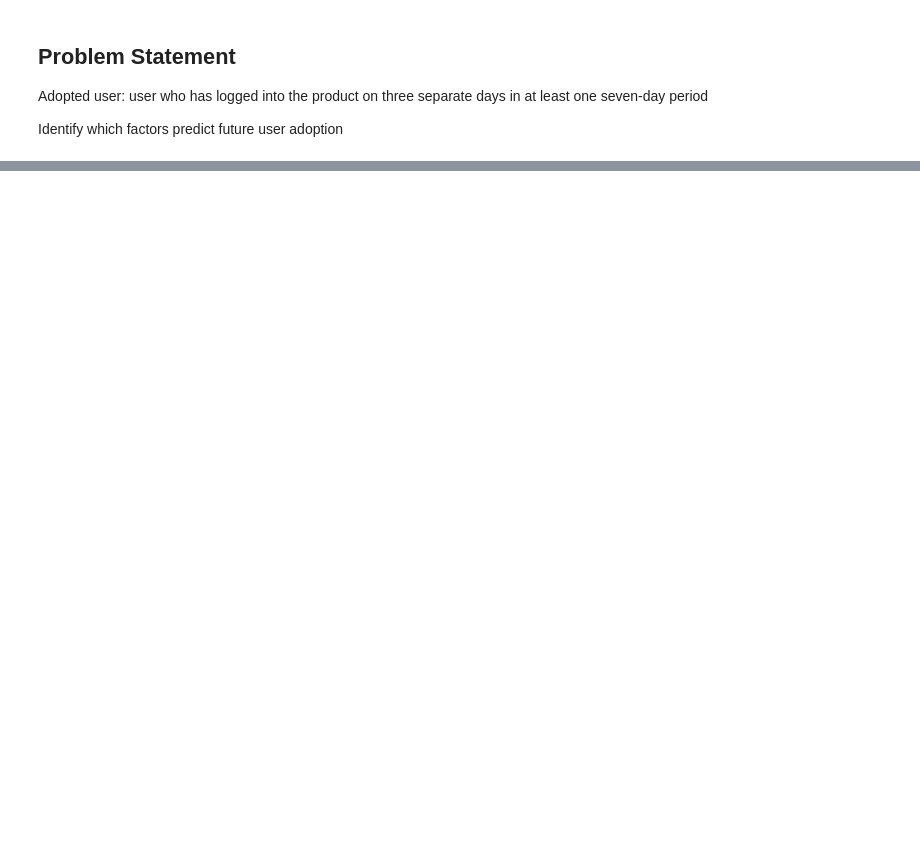
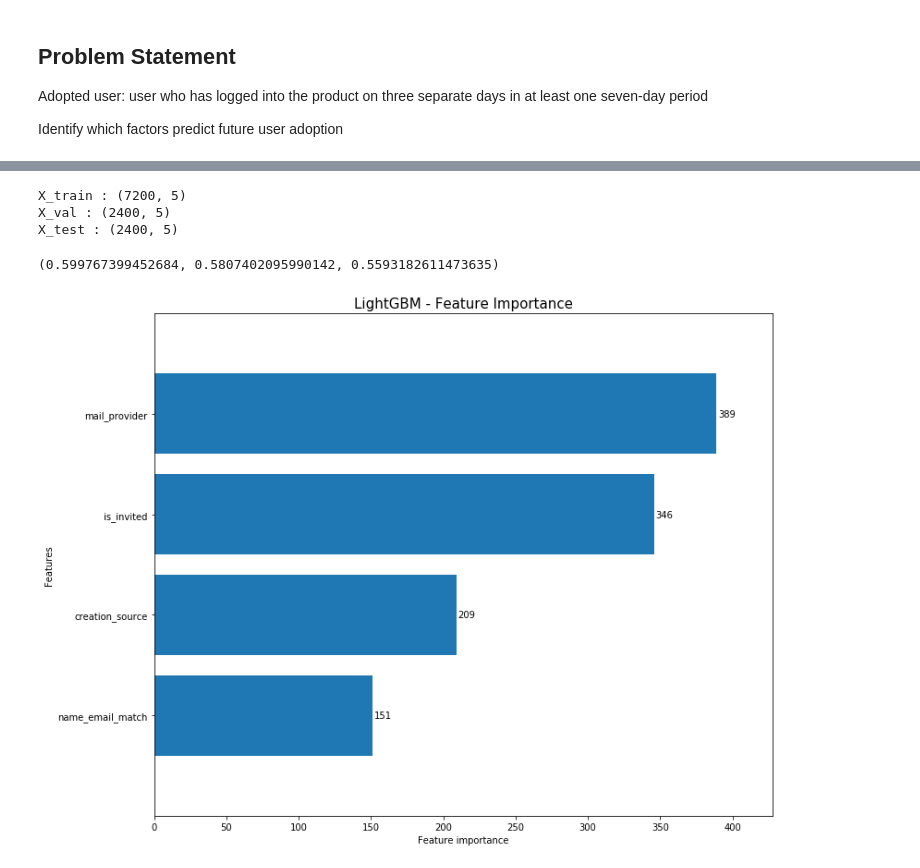
Before and after one commit to aliborji/springboard-mini-projects, a Jupyter notebook: relax_challenge/relax_challenge.ipynb, the cells around one changed output, grey strips where cells are left out. Drawn from its saved outputs; the diff is of its cells as text; code cells hidden in the pictures; blank space fills up the shorter version.

```diff
--- a/relax_challenge/relax_challenge.ipynb
+++ b/relax_challenge/relax_challenge.ipynb
@@ -64,0 +158,4 @@ memory usage: 4.8 MB
+# %%
+features = ['creation_source', 'is_invited', 'name_email_match', 'mail_provider']
+dataset = preprocess(users_idf, categories=features, features=features, target='is_adopted')
+dataset.head()
@@ -64,0 +170,54 @@ memory usage: 4.8 MB
+# %%
+X_train, X_test = train_test_split(dataset, random_state=41, test_size=0.2)
+X_train, X_val = train_test_split(X_train, random_state=41, test_size=0.25)
+print("X_train : {}".format(X_train.shape))
+print("X_val : {}".format(X_val.shape))
+print("X_test : {}".format(X_test.shape))
+# %% [output]
+X_train : (7200, 5)
+X_val : (2400, 5)
+X_test : (2400, 5)
+# %%
+def train(X_train, y_train, X_val, y_val, verbose):
+    params = {
+        "objective" : "binary",
+        "metric" : "auc",
+        "boosting": "gbdt",
+        "verbosity" : -1,
+        "seed": 41,
+        "early_stopping_round": 100
+    }
+
+    lgtrain = lgb.Dataset(X_train, label=y_train)
+    lgval = lgb.Dataset(X_val, label=y_val)
+    evals_result = {}
+    model = lgb.train(params, lgtrain, 3000, valid_sets=[lgval], verbose_eval=verbose, evals_result=evals_result)
+    score = evals_result['valid_0']['auc'][-1]
+
+    return  model
+# %%
+def run_lgbm(X_train, X_val, X_test, features, target, verbose=False):
+    X_train, y_train = X_train[features], X_train[target]
+    X_val, y_val = X_val[features], X_val[target]
+    X_test, y_test = X_test[features], X_test[target]
+
+    model = train(X_train, y_train, X_val, y_val, verbose)
+
+    score1 = roc_auc_score(y_train, model.predict(X_train))
+    score2 = roc_auc_score(y_val, model.predict(X_val))
+    score3 = roc_auc_score(y_test, model.predict(X_test))
+
+    return model, score1, score2, score3
+# %%
+model, train_score, val_score, test_score = run_lgbm(X_train, X_val, X_test, features=features, target='is_adopted')
+train_score, val_score, test_score
+# %% [output]
+(0.599767399452684, 0.5807402095990142, 0.5593182611473635)
+# %%
+fig, ax = plt.subplots(figsize=(12,10))
+lgb.plot_importance(model, max_num_features=50, height=0.8, ax=ax)
+ax.grid(False)
+plt.title("LightGBM - Feature Importance", fontsize=15)
+plt.show()
+# %% [output]
+[figure, added]
```
Also changed, not shown: parts of 16 cells of this notebook.
